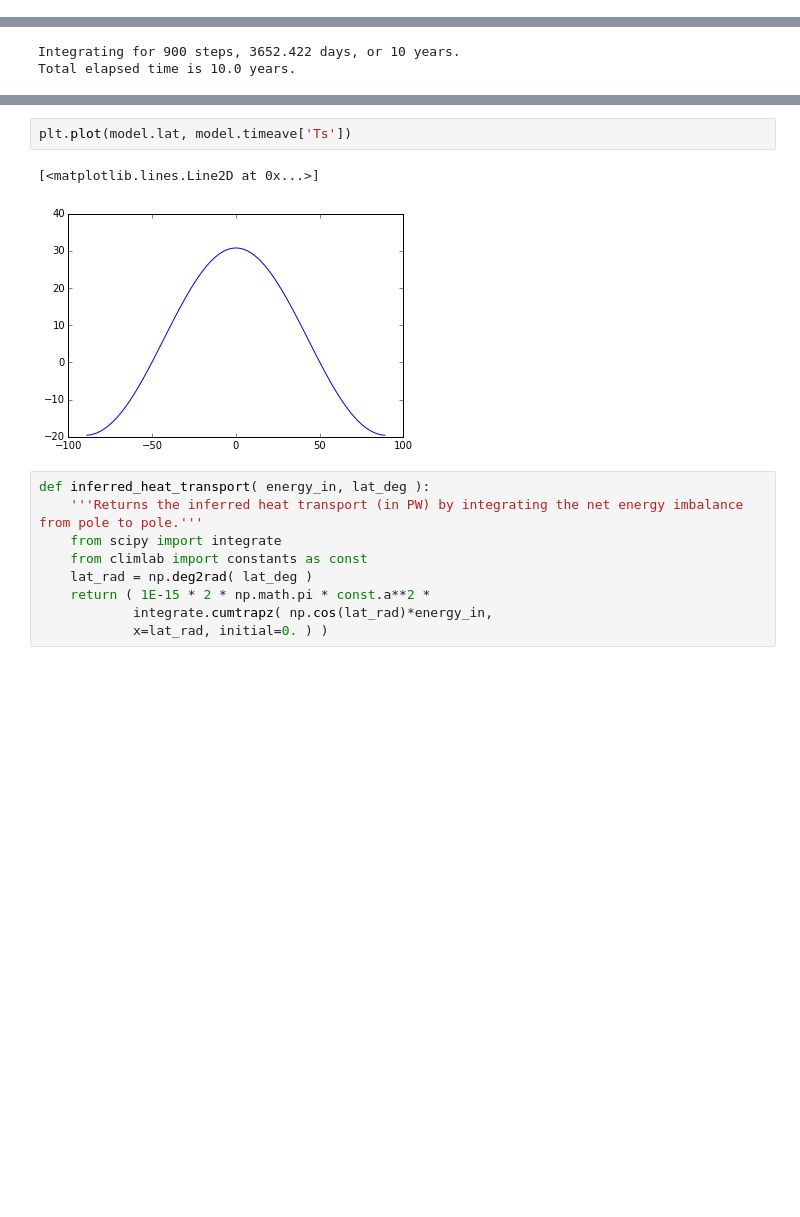
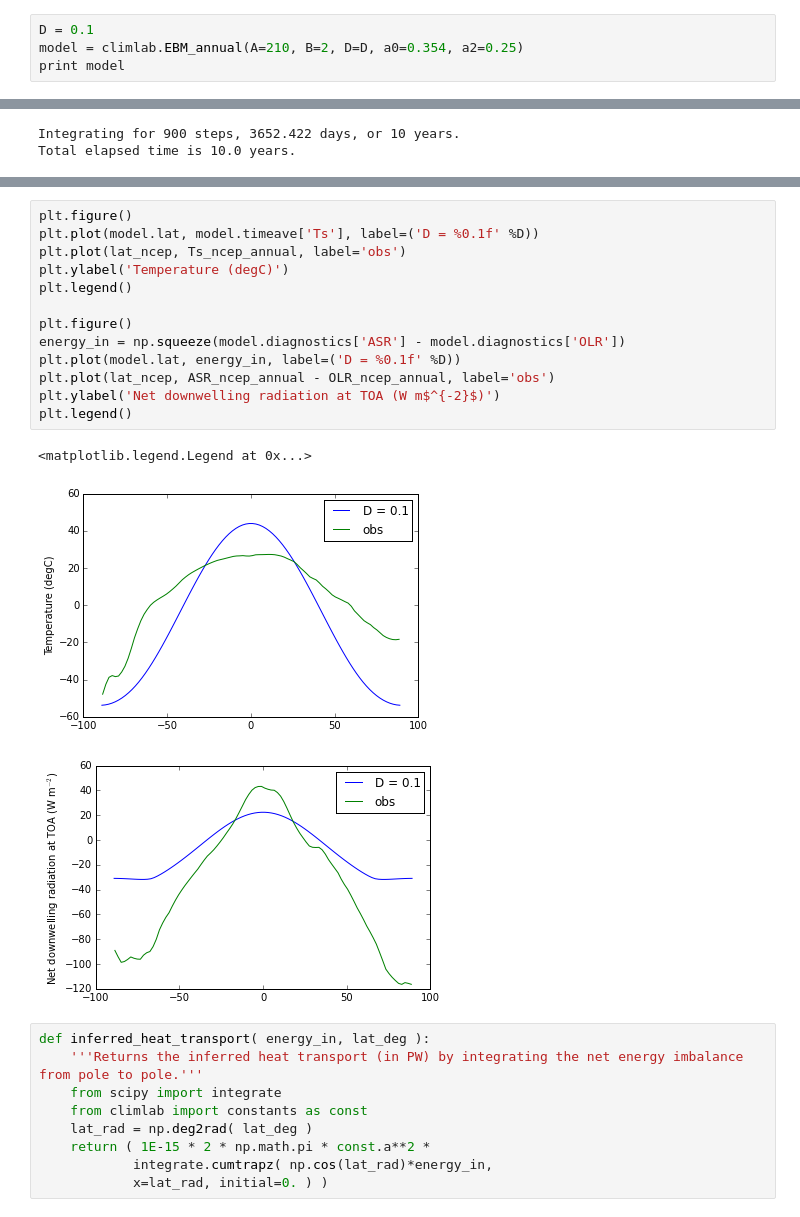
Before and after one commit to brian-rose/ClimateModeling_courseware, a Jupyter notebook: Lectures/Lecture14 -- Diffusive energy balance model.ipynb, the cells around one changed output, grey strips where cells are left out. Drawn from its saved outputs; the diff is of its cells as text; blank space fills up the shorter version.

```diff
--- a/Lectures/Lecture14 -- Diffusive energy balance model.ipynb
+++ b/Lectures/Lecture14 -- Diffusive energy balance model.ipynb
@@ -413,0 +472,4 @@ top: <class 'climlab.model.ebm.EBM_seasonal'>
+# %%
+D = 0.1
+model = climlab.EBM_annual(A=210, B=2, D=D, a0=0.354, a2=0.25)
+print model
@@ -444,8 +501,20 @@ Total elapsed time is 11.0 years.
-# %%
-plt.plot(model.lat, model.timeave['Ts'])
-# %% [output]
-[<matplotlib.lines.Line2D at 0x...>]
-[figure, removed]
+# %%
+plt.figure()
+plt.plot(model.lat, model.timeave['Ts'], label=('D = %0.1f' %D))
+plt.plot(lat_ncep, Ts_ncep_annual, label='obs')
+plt.ylabel('Temperature (degC)')
+plt.legend()
+
+plt.figure()
+energy_in = np.squeeze(model.diagnostics['ASR'] - model.diagnostics['OLR'])
+plt.plot(model.lat, energy_in, label=('D = %0.1f' %D))
+plt.plot(lat_ncep, ASR_ncep_annual - OLR_ncep_annual, label='obs')
+plt.ylabel('Net downwelling radiation at TOA (W m$^{-2}$)')
+plt.legend()
+# %% [output]
+<matplotlib.legend.Legend at 0x...>
+[figure, added]
+[figure, added]
 # %%
 def inferred_heat_transport( energy_in, lat_deg ):
     '''Returns the inferred heat transport (in PW) by integrating the net energy imbalance from pole to pole.'''
```
Also changed, not shown: parts of 35 cells of this notebook, 1 other file.
